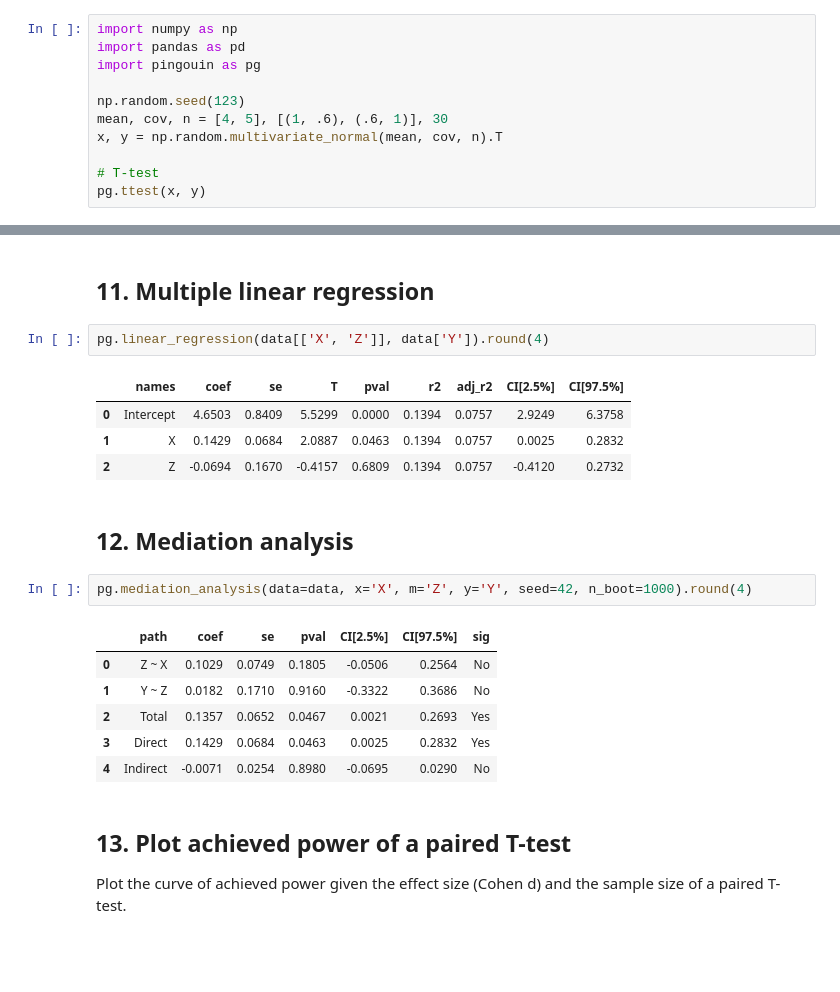
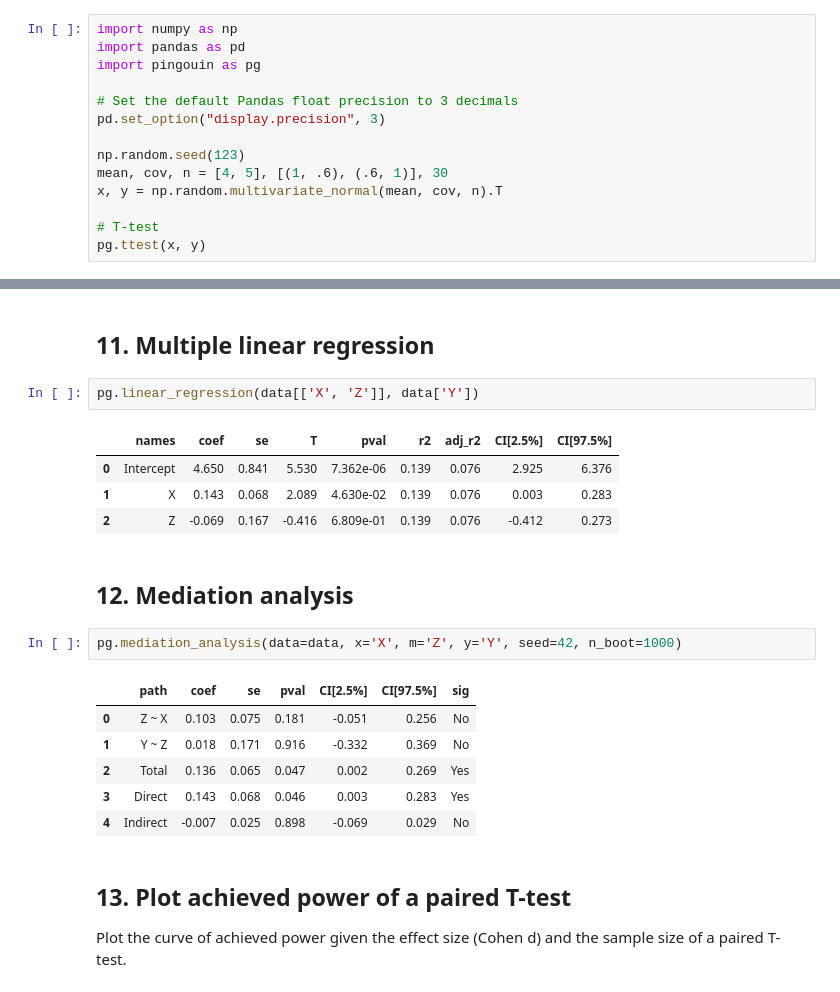
Before and after one commit to raphaelvallat/pingouin, a Jupyter notebook: notebooks/00_QuickStart.ipynb, the cells around one changed output, grey strips where cells are left out. Saved outputs shown, nothing was run; the diff lists cells and outputs as text; blank space fills up the shorter version.

Commit message:
Several improvements in code and docstring following PR on rounding + added notebook

```diff
--- a/notebooks/00_QuickStart.ipynb
+++ b/notebooks/00_QuickStart.ipynb
@@ -6,6 +6,9 @@
 import numpy as np
 import pandas as pd
 import pingouin as pg
+
+# Set the default Pandas float precision to 3 decimals
+pd.set_option("display.precision", 3)
 
 np.random.seed(123)
 mean, cov, n = [4, 5], [(1, .6), (.6, 1)], 30
@@ -133,23 +136,23 @@ pg.convert_effsize(0.4, 'cohen', 'hedges', nx=10, ny=12)
 # %% [markdown]
 ## 11. Multiple linear regression
 # %%
-pg.linear_regression(data[['X', 'Z']], data['Y']).round(4)
+pg.linear_regression(data[['X', 'Z']], data['Y'])
 # %% [output]
 |  | names | coef | se | T | pval | r2 | adj_r2 | CI[2.5%] | CI[97.5%] |
-| 0 | Intercept | 4.6503 | 0.8409 | 5.5299 | 0.0000 | 0.1394 | 0.0757 | 2.9249 | 6.3758 |
-| 1 | X | 0.1429 | 0.0684 | 2.0887 | 0.0463 | 0.1394 | 0.0757 | 0.0025 | 0.2832 |
-| 2 | Z | -0.0694 | 0.1670 | -0.4157 | 0.6809 | 0.1394 | 0.0757 | -0.4120 | 0.2732 |
+| 0 | Intercept | 4.650 | 0.841 | 5.530 | 7.362e-06 | 0.139 | 0.076 | 2.925 | 6.376 |
+| 1 | X | 0.143 | 0.068 | 2.089 | 4.630e-02 | 0.139 | 0.076 | 0.003 | 0.283 |
+| 2 | Z | -0.069 | 0.167 | -0.416 | 6.809e-01 | 0.139 | 0.076 | -0.412 | 0.273 |
 # %% [markdown]
 ## 12. Mediation analysis
 # %%
-pg.mediation_analysis(data=data, x='X', m='Z', y='Y', seed=42, n_boot=1000).round(4)
+pg.mediation_analysis(data=data, x='X', m='Z', y='Y', seed=42, n_boot=1000)
 # %% [output]
 |  | path | coef | se | pval | CI[2.5%] | CI[97.5%] | sig |
-| 0 | Z ~ X | 0.1029 | 0.0749 | 0.1805 | -0.0506 | 0.2564 | No |
-| 1 | Y ~ Z | 0.0182 | 0.1710 | 0.9160 | -0.3322 | 0.3686 | No |
-| 2 | Total | 0.1357 | 0.0652 | 0.0467 | 0.0021 | 0.2693 | Yes |
-| 3 | Direct | 0.1429 | 0.0684 | 0.0463 | 0.0025 | 0.2832 | Yes |
-| 4 | Indirect | -0.0071 | 0.0254 | 0.8980 | -0.0695 | 0.0290 | No |
+| 0 | Z ~ X | 0.103 | 0.075 | 0.181 | -0.051 | 0.256 | No |
+| 1 | Y ~ Z | 0.018 | 0.171 | 0.916 | -0.332 | 0.369 | No |
+| 2 | Total | 0.136 | 0.065 | 0.047 | 0.002 | 0.269 | Yes |
+| 3 | Direct | 0.143 | 0.068 | 0.046 | 0.003 | 0.283 | Yes |
+| 4 | Indirect | -0.007 | 0.025 | 0.898 | -0.069 | 0.029 | No |
 # %% [markdown]
 ## 13. Plot achieved power of a paired T-test
 
```
Also changed, not shown: parts of 11 cells of this notebook, 22 other files.
